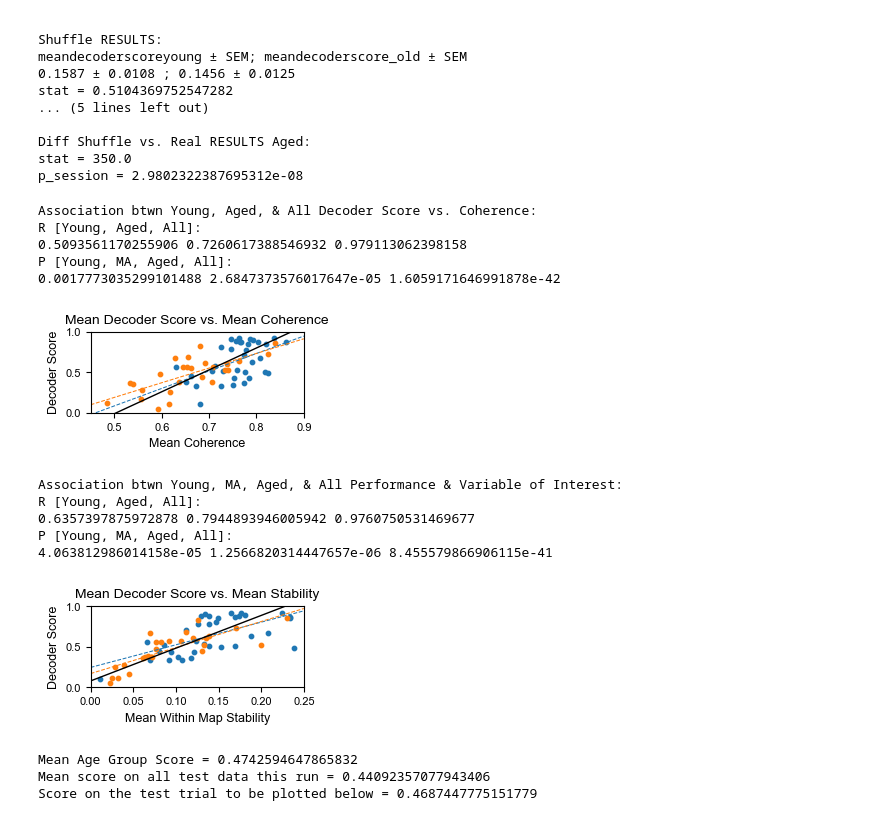
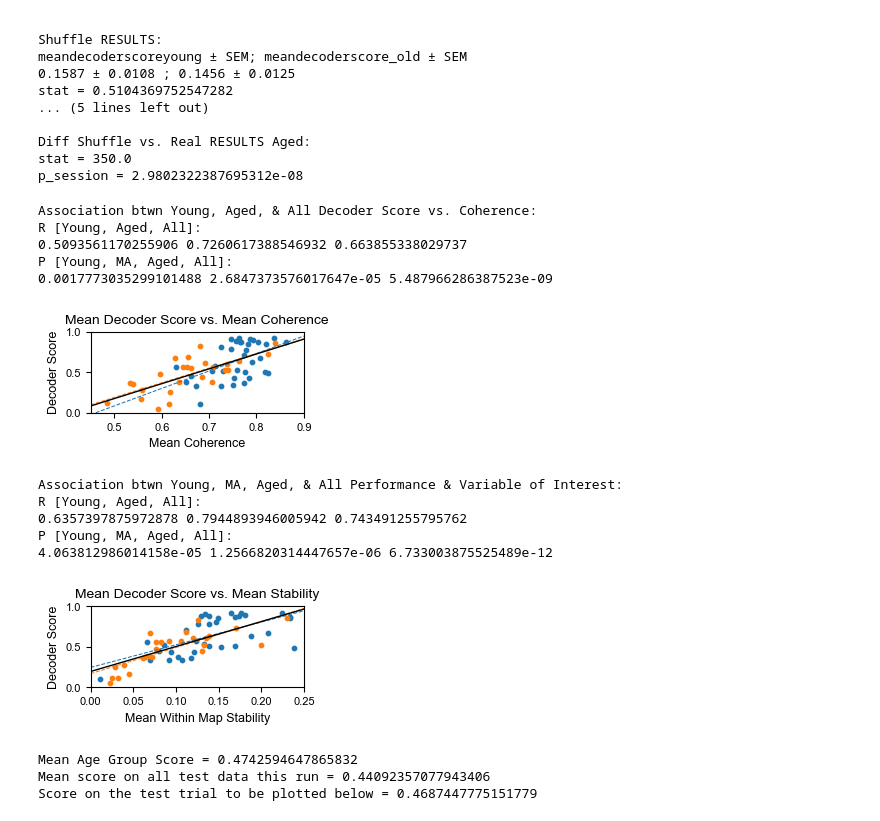
Before and after one commit to GiocomoLab/Herber2024, a Jupyter notebook: Figure 5.ipynb, the cells around one changed output. Cells and saved outputs as stored; diff of their text form; code cells hidden in the pictures.

Commit message:
Adjusted y-axes on R2R Figure 2D and Figure 3D; added missing cell from S5 notebook; clarified order of cells; clarified

```diff
--- a/Figure 5.ipynb
+++ b/Figure 5.ipynb
@@ -3272,8 +3272,8 @@ yslope2 = res.slope; yint2 = res.intercept; yr2 = res.rvalue; yp2 = res.pvalue
 res = stats.linregress(avgcoherence[age_sindspatial],spatialscore[age_sindspatial])
 aslope2 = res.slope; aint2 = res.intercept; ar2 = res.rvalue ; ap2 = res.pvalue
 
-res = stats.linregress(np.union1d(avgcoherence[y_sindspatial],avgcoherence[age_sindspatial]),
-                       np.union1d(spatialscore[y_sindspatial],spatialscore[age_sindspatial]))
+res = stats.linregress(np.concatenate((avgcoherence[y_sindspatial],avgcoherence[age_sindspatial])),
+                       np.concatenate((spatialscore[y_sindspatial],spatialscore[age_sindspatial])))
 allslope2 = res.slope; allint2 = res.intercept; allr2 = res.rvalue; allp2 = res.pvalue
 
 print('\nAssociation btwn Young, Aged, & All Decoder Score vs. Coherence:')
@@ -3307,44 +3307,44 @@ yslope3 = res.slope; yint3 = res.intercept; yr3 = res.rvalue; yp3 = res.pvalue
 
 res = stats.linregress(avgstability[age_sindspatial],spatialscore[age_sindspatial])
 aslope3 = res.slope; aint3 = res.intercept; ar3 = res.rvalue; ap3 = res.pvalue
 
-res = stats.linregress(np.union1d(avgstability[y_sindspatial],avgstability[age_sindspatial]),
-                       np.union1d(spatialscore[y_sindspatial],spatialscore[age_sindspatial]))
+res = stats.linregress(np.concatenate((avgstability[y_sindspatial],avgstability[age_sindspatial])),
+                       np.concatenate((spatialscore[y_sindspatial],spatialscore[age_sindspatial])))
 allslope3 = res.slope; allint3 = res.intercept; allr3 = res.rvalue; allp3 = res.pvalue
 
 print('\nAssociation btwn Young, MA, Aged, & All Performance & Variable of Interest:')
 print('R [Young, Aged, All]: ')
 print(yr3, ar3, allr3)
 print('P [Young, MA, Aged, All]: ')
 print(yp3, ap3, allp3)
 
 fig, ax = plt.subplots(figsize = (2.75,1.05))
 ax.set_title('Mean Decoder Score vs. Mean Stability', fontsize = 10)
 ax.scatter(avgstability[y_sindspatial],spatialscore[y_sindspatial], color = 'C0', label = 'Young', s = 10)
 ax.scatter(avgstability[age_sindspatial],spatialscore[age_sindspatial], color = 'C1', label = 'Aged', s = 10)
 ax.set_xlabel('Mean Within Map Stability', fontsize = 9)
 ax.set_ylabel('Decoder Score', fontsize = 9)
 ax.set_xlim([0,0.25])
 ax.set_ylim([0,1])
 ax.tick_params(labelsize = 8)
 X_plot = np.linspace(ax.get_xlim()[0],ax.get_xlim()[1],100)
 ax.plot(X_plot, yslope3*X_plot + yint3, '--', color = 'C0', linewidth = 0.75, label = 'Young Fit')
 ax.plot(X_plot, aslope3*X_plot + aint3, '--', linewidth = 0.75, color = 'C1', label = 'Aged')
 ax.plot(X_plot, allslope3*X_plot + allint3, '-', linewidth = 1, color = 'k', label = 'All Ages')
 plt.show()
 # %% [output]
 Association btwn Young, Aged, & All Decoder Score vs. Coherence:
 R [Young, Aged, All]:
-0.5093561170255906 0.7260617388546932 0.979113062398158
+0.5093561170255906 0.7260617388546932 0.663855338029737
 P [Young, MA, Aged, All]:
-0.0017773035299101488 2.6847373576017647e-05 1.6059171646991878e-42
+0.0017773035299101488 2.6847373576017647e-05 5.487966286387523e-09
-[figure, old version]
+[figure, new version]
 Association btwn Young, MA, Aged, & All Performance & Variable of Interest:
 R [Young, Aged, All]:
-0.6357397875972878 0.7944893946005942 0.9760750531469677
+0.6357397875972878 0.7944893946005942 0.743491255795762
 P [Young, MA, Aged, All]:
-4.063812986014158e-05 1.2566820314447657e-06 8.455579866906115e-41
+4.063812986014158e-05 1.2566820314447657e-06 6.733003875525489e-12
-[figure, old version]
+[figure, new version]
 # %%
 ''' Visualize decoding on 1st test trial from representative sessions (Plot Example like in Figure 5J)
 
```
Also changed, not shown: parts of 2 cells of this notebook.
